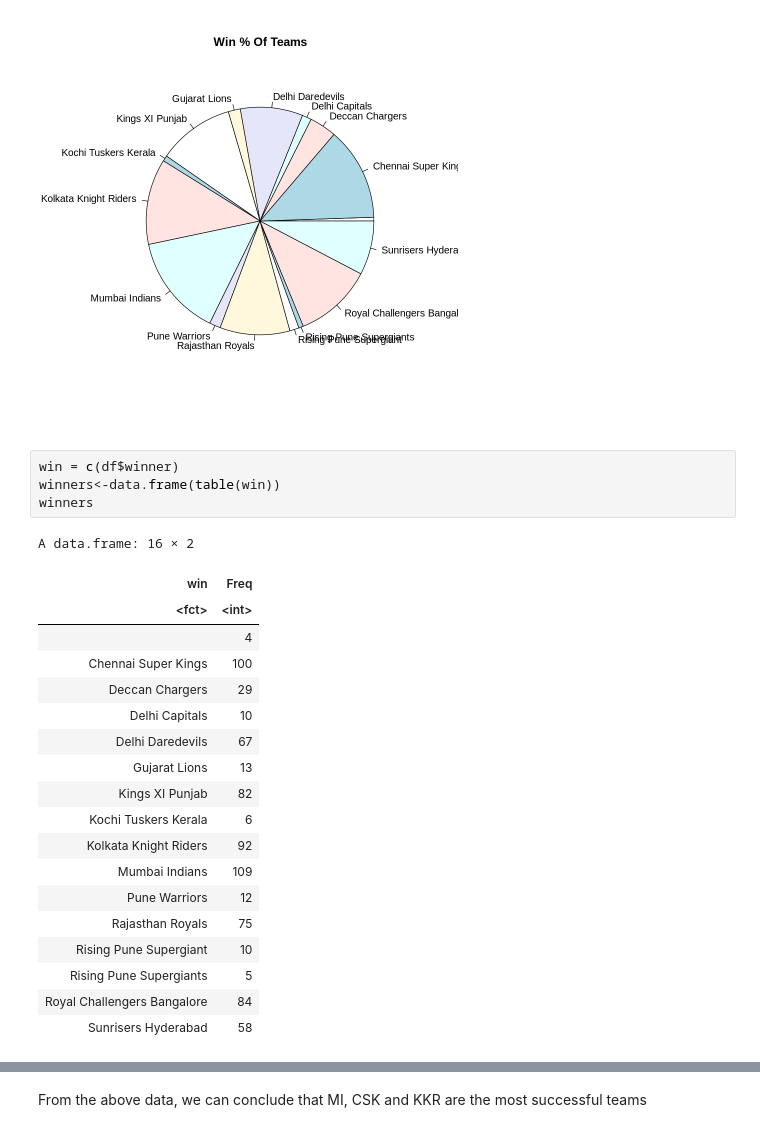
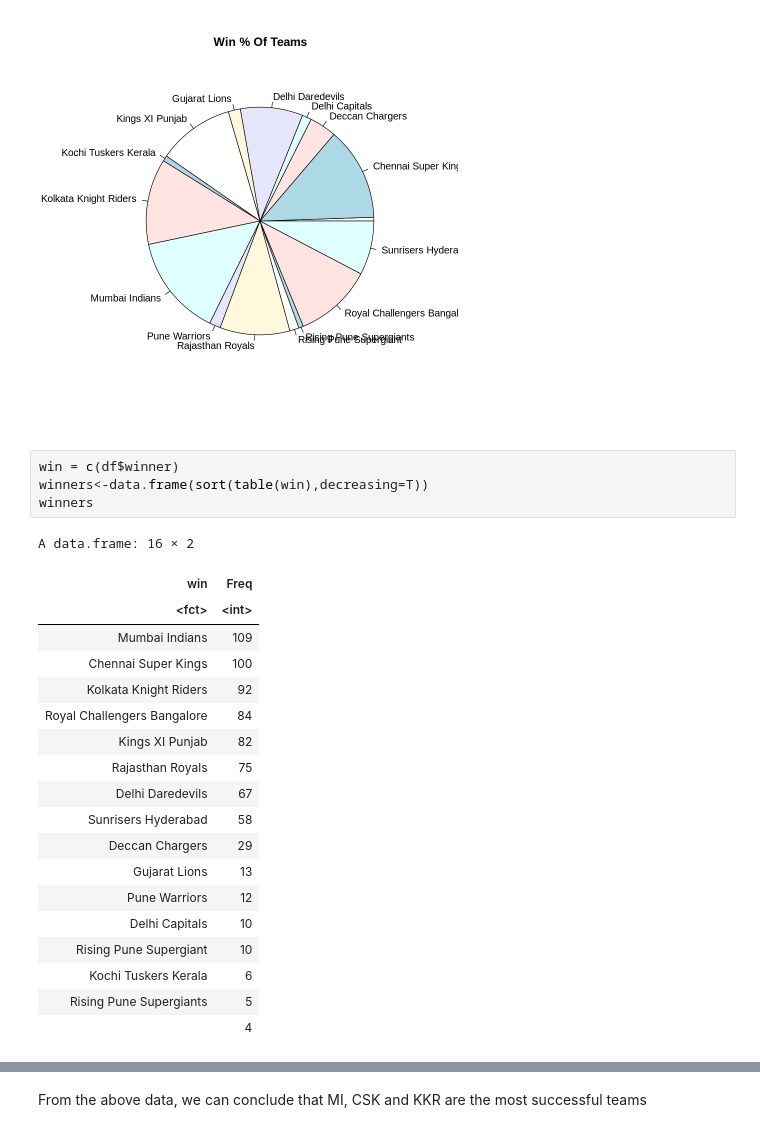
Before and after one commit to Abhishek4848/IPL-Match-Analysis, a Jupyter notebook: IPL_Analysis.ipynb, the cells around one changed output, grey strips where cells are left out. Cells and saved outputs as stored; diff of their text form.

```diff
--- a/IPL_Analysis.ipynb
+++ b/IPL_Analysis.ipynb
@@ -88,25 +90,25 @@ pie(table(df$winner),main="Win % Of Teams")
 [figure]
 # %%
 win = c(df$winner)
-winners<-data.frame(table(win))
+winners<-data.frame(sort(table(win),decreasing=T))
 winners
 # %% [output]
 A data.frame: 16 × 2
 | win | Freq |
 | <fct> | <int> |
+| Mumbai Indians | 109 |
+| Chennai Super Kings | 100 |
+| Kolkata Knight Riders | 92 |
+| Royal Challengers Bangalore | 84 |
+| Kings XI Punjab | 82 |
+| Rajasthan Royals | 75 |
+| Delhi Daredevils | 67 |
+| Sunrisers Hyderabad | 58 |
+| Deccan Chargers | 29 |
+| Gujarat Lions | 13 |
+| Pune Warriors | 12 |
+| Delhi Capitals | 10 |
+| Rising Pune Supergiant | 10 |
+| Kochi Tuskers Kerala | 6 |
+| Rising Pune Supergiants | 5 |
 |  | 4 |
-| Chennai Super Kings | 100 |
-| Deccan Chargers | 29 |
-| Delhi Capitals | 10 |
-| Delhi Daredevils | 67 |
-| Gujarat Lions | 13 |
-| Kings XI Punjab | 82 |
-| Kochi Tuskers Kerala | 6 |
-| Kolkata Knight Riders | 92 |
-| Mumbai Indians | 109 |
-| Pune Warriors | 12 |
-| Rajasthan Royals | 75 |
-| Rising Pune Supergiant | 10 |
-| Rising Pune Supergiants | 5 |
-| Royal Challengers Bangalore | 84 |
-| Sunrisers Hyderabad | 58 |
```
Also changed, not shown: parts of 2 cells of this notebook.
